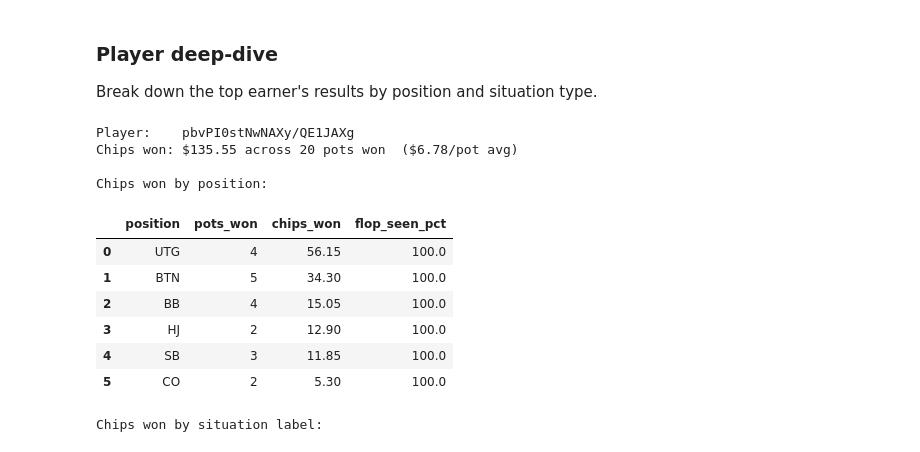
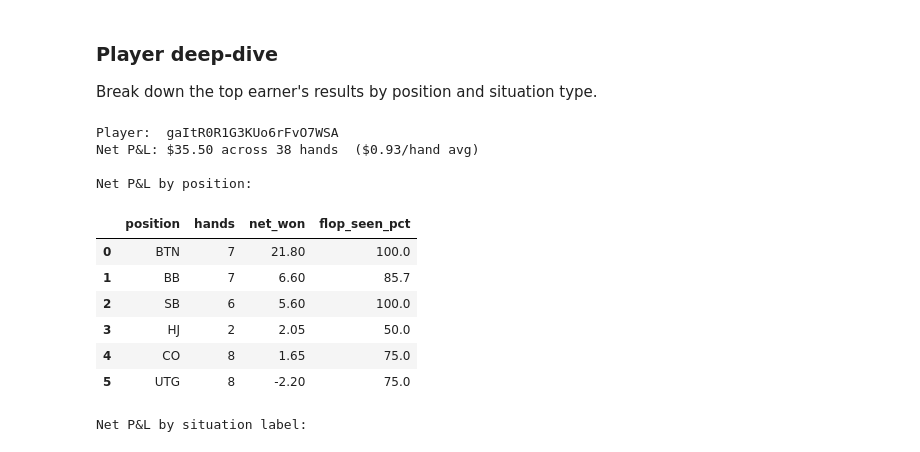
Before and after one commit to ScottBorland/Poker-Dataset-Analysis, a Jupyter notebook: notebooks/exploration.ipynb, the cells around one changed output. Cells and saved outputs as stored; diff of their text form; code cells hidden in the pictures.

```diff
--- a/notebooks/exploration.ipynb
+++ b/notebooks/exploration.ipynb
@@ -202,21 +202,21 @@ print(f'{n_rows:,} player-hand rows across {n_hands:,} hands')
 # %% [markdown]
 ### Earnings leaderboard
 # %%
-# NOTE: the winnings field is gross pot winnings (chips raked in when you win a hand).
-# Losers show 0.0, not a negative value, so a true P&L requires subtracting chips invested
-# from actions. This leaderboard ranks players by total chips won from pots.
 earnings = pd.read_sql("""
     SELECT player_id,
-           COUNT(*)                        hands_won,
-           ROUND(SUM(winnings), 2)         chips_won,
-           ROUND(AVG(winnings), 4)         avg_per_hand
+           COUNT(*)                        hands,
+           ROUND(SUM(net_won), 2)          net_won,
+           ROUND(AVG(net_won), 4)          avg_per_hand
     FROM player_hands
-    WHERE winnings > 0
+    WHERE net_won IS NOT NULL
     GROUP BY player_id
-    HAVING hands_won >= 5
-    ORDER BY chips_won DESC
+    HAVING hands >= 5
+    ORDER BY net_won DESC
 """, con)
 
-print(f'Players with 5+ pots won: {len(earnings)}')
+print(f'Players with 5+ hands (net P&L): {len(earnings)}')
 display(earnings.head(15))
+print()
+print('Top 10 losers:')
+display(earnings.tail(10).iloc[::-1].reset_index(drop=True))
 # %% [output]
@@ -338,43 +351,43 @@ pd.DataFrame(rows).set_index('pot_type')
 
 Break down the top earner's results by position and situation type.
 # %%
-top_pid   = earnings.iloc[0]['player_id']
-top_chips = earnings.iloc[0]['chips_won']
-top_hands = earnings.iloc[0]['hands_won']
-print(f'Player:    {top_pid}')
-print(f'Chips won: ${top_chips:.2f} across {top_hands} pots won  (${top_chips/top_hands:.2f}/pot avg)')
+top_pid     = earnings.iloc[0]['player_id']
+top_net_won = earnings.iloc[0]['net_won']
+top_hands   = earnings.iloc[0]['hands']
+print(f'Player:  {top_pid}')
+print(f'Net P&L: ${top_net_won:.2f} across {top_hands} hands  (${top_net_won/top_hands:.2f}/hand avg)')
 
-print('\nChips won by position:')
+print('\nNet P&L by position:')
 display(pd.read_sql("""
     SELECT position,
-           COUNT(*)                                    pots_won,
-           ROUND(SUM(winnings), 2)                     chips_won,
+           COUNT(*)                                    hands,
+           ROUND(SUM(net_won), 2)                      net_won,
            ROUND(100.0 * SUM(saw_flop) / COUNT(*), 1)  flop_seen_pct
     FROM player_hands
-    WHERE player_id = ? AND winnings > 0
-    GROUP BY position ORDER BY chips_won DESC
+    WHERE player_id = ? AND net_won IS NOT NULL
+    GROUP BY position ORDER BY net_won DESC
 """, con, params=[top_pid]))
 
-print('\nChips won by situation label:')
+print('\nNet P&L by situation label:')
 display(pd.read_sql("""
     SELECT l.label,
-           COUNT(*)                       pots_won,
-           ROUND(SUM(ph.winnings), 2)     chips_won
+           COUNT(*)                       hands,
+           ROUND(SUM(ph.net_won), 2)      net_won
     FROM player_hands ph
     JOIN labels l ON ph.hand_id = l.hand_id
-    WHERE ph.player_id = ? AND ph.winnings > 0
-    GROUP BY l.label ORDER BY chips_won DESC
+    WHERE ph.player_id = ? AND ph.net_won IS NOT NULL
+    GROUP BY l.label ORDER BY net_won DESC
 """, con, params=[top_pid]))
 # %% [output]
-Player:    pbvPI0stNwNAXy/QE1JAXg
-Chips won: $135.55 across 20 pots won  ($6.78/pot avg)
+Player:  gaItR0R1G3KUo6rFvO7WSA
+Net P&L: $35.50 across 38 hands  ($0.93/hand avg)
 
-Chips won by position:
+Net P&L by position:
-|  | position | pots_won | chips_won | flop_seen_pct |
-| 0 | UTG | 4 | 56.15 | 100.0 |
-| 1 | BTN | 5 | 34.30 | 100.0 |
-| 2 | BB | 4 | 15.05 | 100.0 |
-| 3 | HJ | 2 | 12.90 | 100.0 |
-| 4 | SB | 3 | 11.85 | 100.0 |
-| 5 | CO | 2 | 5.30 | 100.0 |
+|  | position | hands | net_won | flop_seen_pct |
+| 0 | BTN | 7 | 21.80 | 100.0 |
+| 1 | BB | 7 | 6.60 | 85.7 |
+| 2 | SB | 6 | 5.60 | 100.0 |
+| 3 | HJ | 2 | 2.05 | 50.0 |
+| 4 | CO | 8 | 1.65 | 75.0 |
+| 5 | UTG | 8 | -2.20 | 75.0 |
-Chips won by situation label:
+Net P&L by situation label:
```
Also changed, not shown: parts of 6 cells of this notebook, 2 other files.
